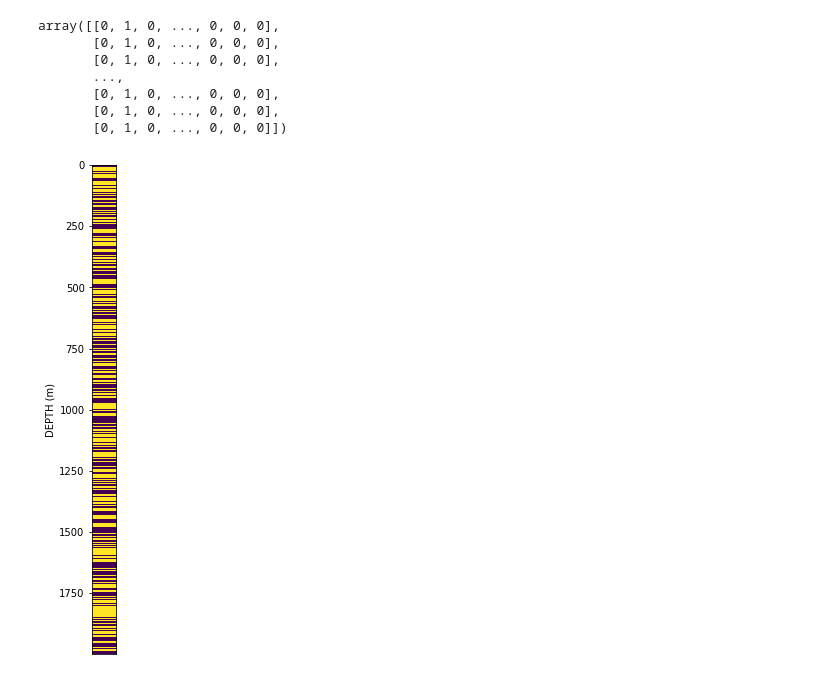
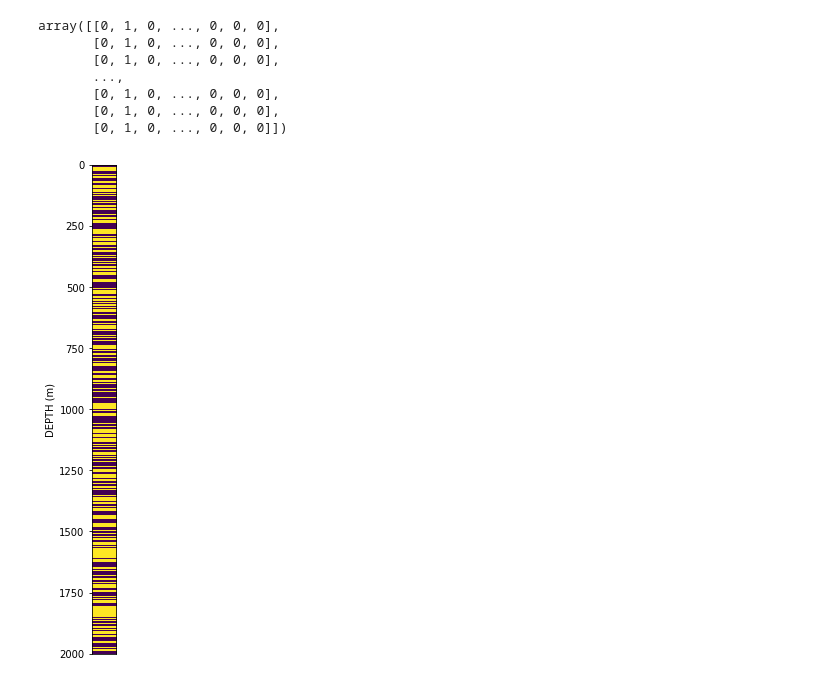
Before and after one commit to bdowdell/automatic_well_tie, a Jupyter notebook: nb/prototyping.ipynb, the cells around one changed output. Cells and saved outputs as stored; diff of their text form; code cells hidden in the pictures.

Commit message:
updates earth lith column plot

```diff
--- a/nb/prototyping.ipynb
+++ b/nb/prototyping.ipynb
@@ -93,8 +93,10 @@ array([[0, 1, 0, ..., 0, 0, 0],
 # %%
 fig = plt.figure(figsize=(4,9))
 ax = fig.add_subplot(1,1,1, xticks=(), xticklabels=())
 ax.imshow(earth.T)
 ax.set_ylabel('DEPTH (m)')
+ax.set_ylim(0,2000)
+ax.invert_yaxis()
 plt.show()
 # %% [output]
-[figure, old version]
+[figure, new version]
```
